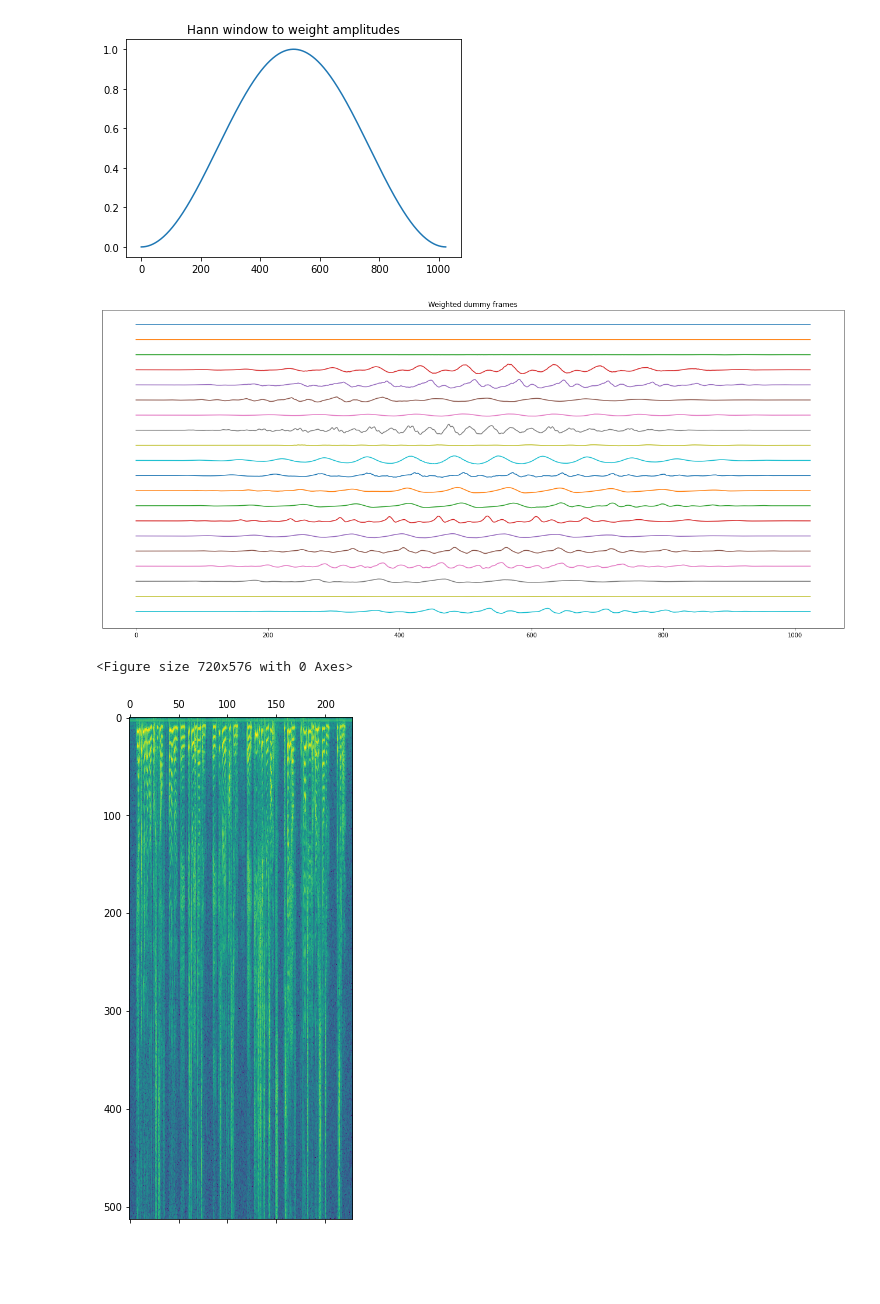
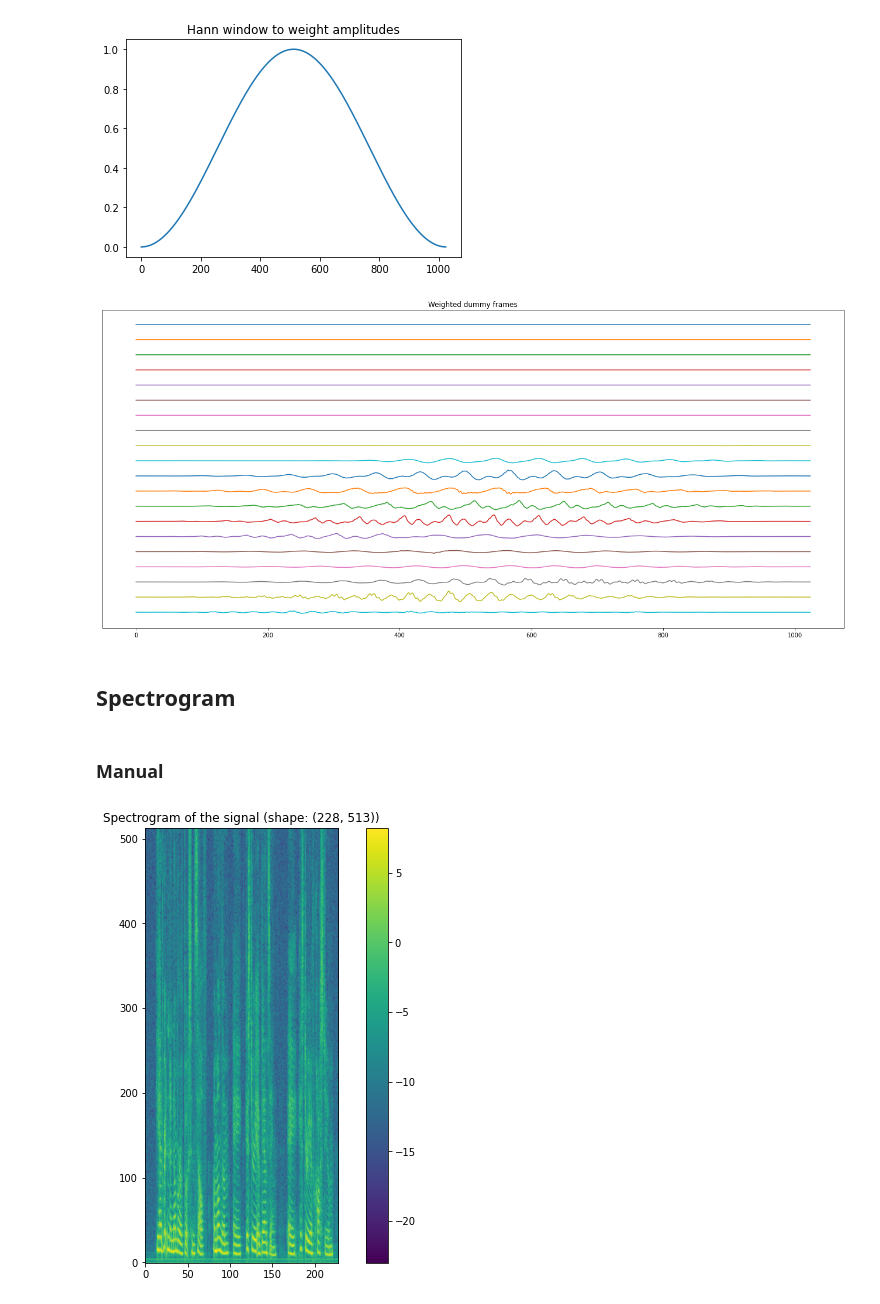
Before and after one commit to timurkakhanovich/ASR, a Jupyter notebook: data_exploration.ipynb, the cells around one changed output. Drawn from its saved outputs; the diff is of its cells as text; code cells hidden in the pictures; blank space fills up the shorter version.

```diff
--- a/data_exploration.ipynb
+++ b/data_exploration.ipynb
@@ -148,7 +149,7 @@ plt.show()
 def slice_fragments(signal, window_size, overlap=512):
     val_to_pad = window_size - \
                 (len(signal) + overlap) % window_size
-    max_idx = (len(signal) + overlap + val_to_pad) // ws
+    max_idx = (len(signal) + overlap + val_to_pad) // window_size
 
     signal = F.pad(signal, pad=(0, val_to_pad), value=0)
 
@@ -156,7 +157,7 @@ def slice_fragments(signal, window_size, overlap=512):
     parted = signal[:window_size].unsqueeze(0)
     # From second to the end.
     rest_stack = torch.vstack([
-        signal[i*window_size-overlap:(i+1)*window_size-overlap] \
+        signal[i*window_size - i*overlap : (i+1)*window_size - i*overlap] \
             for i in range(1, max_idx)
     ])
 
@@ -195,15 +200,20 @@ for frame_idx, frame in enumerate(weighted_dummy_frames[5:25]):
     plt.plot(frame + 10 - frame_idx)
 plt.show()
 # %% [output]
-[figure, old version]
+[figure, new version]
 # %%
 ft_result = torch.fft.rfft(weighted_dummy_frames)
+# %% [markdown]
+## Spectrogram
+# %% [markdown]
+### Manual
 # %%
 spectrogram = torch.log(torch.abs(ft_result)**2)
 # %%
 plt.figure(figsize=(10, 8))
-plt.matshow(spectrogram.T)
+plt.imshow(spectrogram.T, origin='lower')
+plt.title(f'Spectrogram of the signal (shape: {tuple(spectrogram.shape)})')
+plt.colorbar()
 plt.show()
 # %% [output]
-<Figure size 720x576 with 0 Axes>
-[figure, old version]
+[figure, new version]
```
Also changed, not shown: parts of 18 cells of this notebook.
